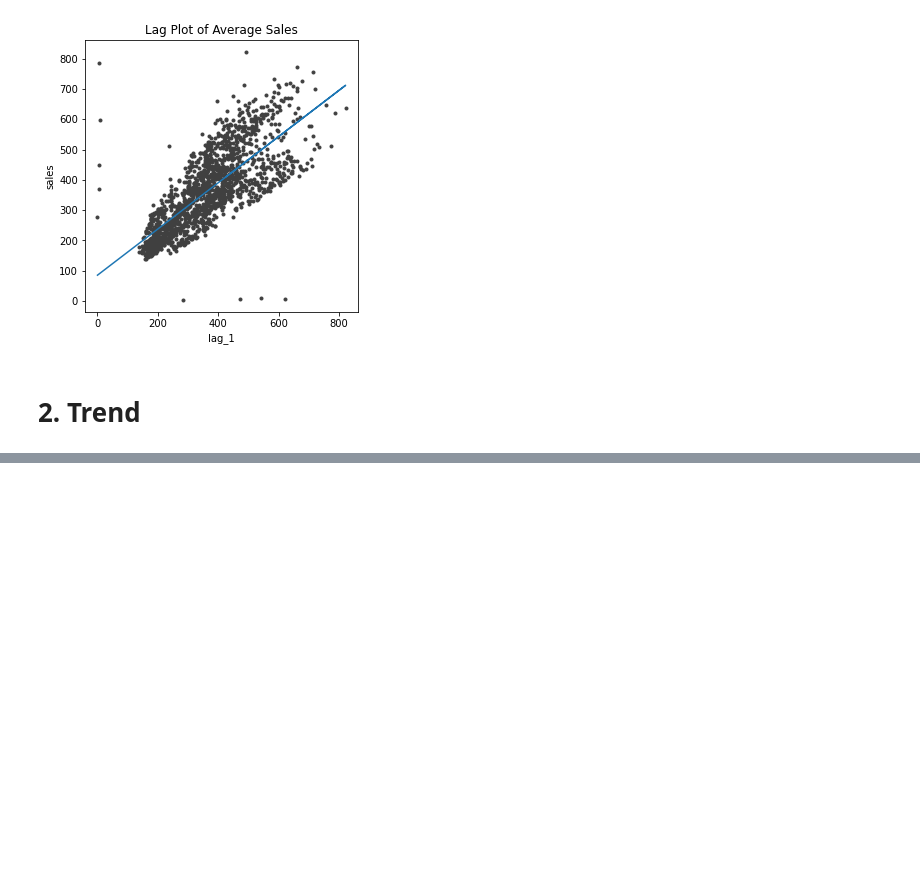
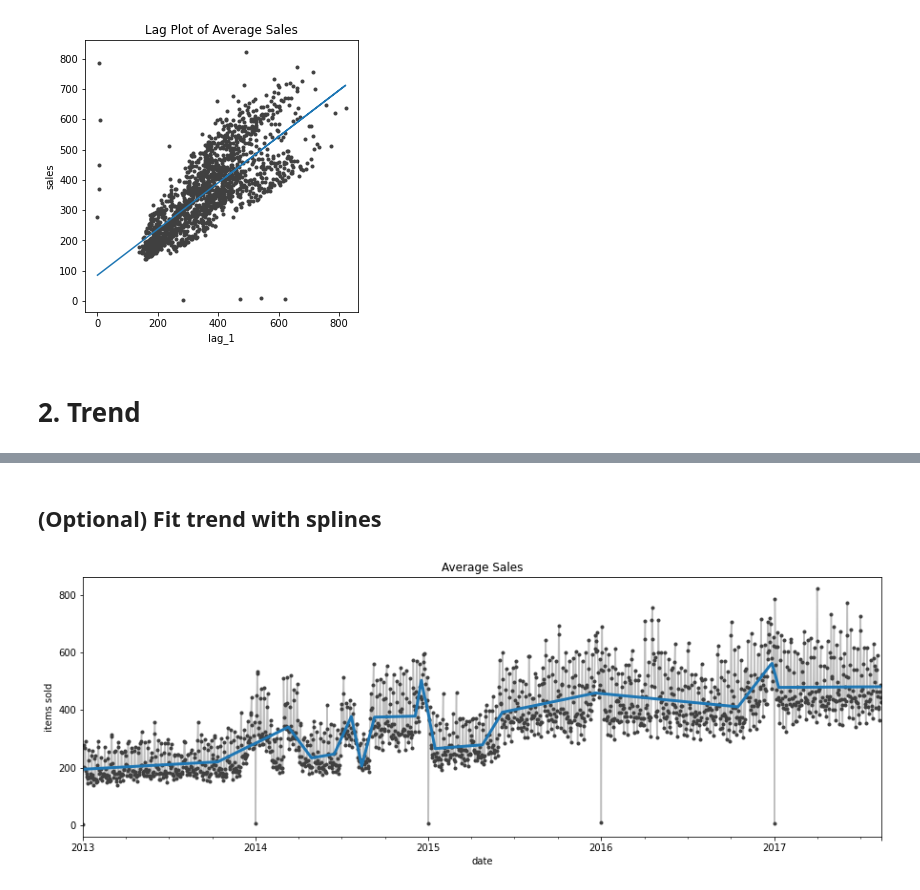
Before and after one commit to delpinolisette/time-series-analysis, a Jupyter notebook: alejandro-work/kaggle_time_series_tutorial.ipynb, the cells around one changed output, grey strips where cells are left out. Saved outputs shown, nothing was run; the diff lists cells and outputs as text; code cells hidden in the pictures; blank space fills up the shorter version.

```diff
--- a/alejandro-work/kaggle_time_series_tutorial.ipynb
+++ b/alejandro-work/kaggle_time_series_tutorial.ipynb
@@ -171,0 +215,18 @@ ax.set(aspect='equal', ylabel='sales', xlabel='lag_1', title='Lag Plot of Averag
+# %% [markdown]
+## (Optional) Fit trend with splines
+# %%
+from pyearth import Earth
+
+y = average_sales.copy()
+dp = DeterministicProcess(index=y.index,order=1)
+X = dp.in_sample()
+
+model = Earth()
+model.fit(X, y)
+
+y_pred = pd.Series(model.predict(X), index=X.index)
+
+ax = y.plot(**plot_params, title='Average Sales', ylabel="items sold")
+ax = y_pred.plot(ax=ax, linewidth=3, label='trend')
+# %% [output]
+[figure, added]
```
Also changed, not shown: parts of 10 cells of this notebook, 1 other file.
